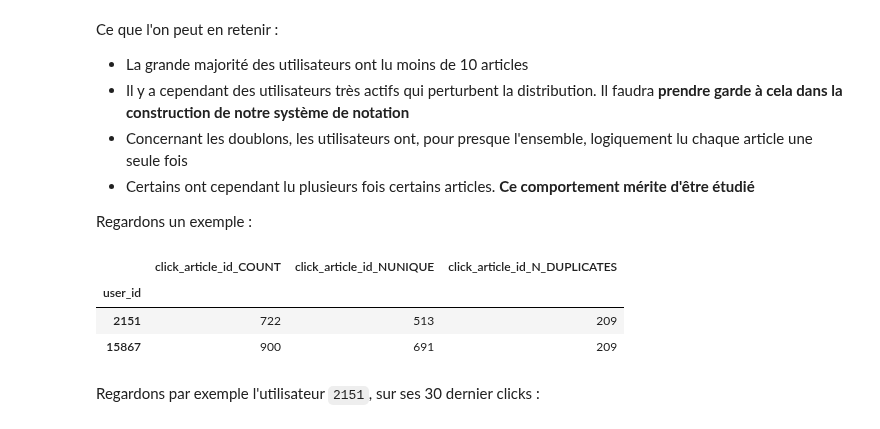
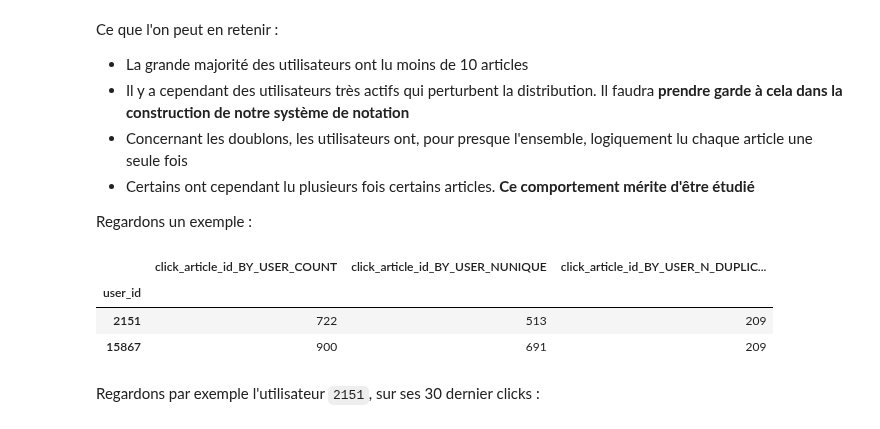
Before and after one commit to ClementPatin/OC-P9, a Jupyter notebook: Patin_Clement_2_scripts_052024/a_eda_and_model_selection.ipynb, the cells around one changed output. Saved outputs shown, nothing was run; the diff lists cells and outputs as text; code cells hidden in the pictures.

```diff
--- a/Patin_Clement_2_scripts_052024/a_eda_and_model_selection.ipynb
+++ b/Patin_Clement_2_scripts_052024/a_eda_and_model_selection.ipynb
@@ -332,6 +335,7 @@ if "late_clicks_explore.png" not in os.listdir("mySaves/images/plots") :
     explore_late_clicks["time_from_session_start (in days)"] = (explore_late_clicks["click_timestamp"] - explore_late_clicks["session_start"]).dt.days
     # feature to tag clicks after october 17th
     explore_late_clicks["late_clicks?"] = explore_late_clicks["click_timestamp"].apply(lambda x : "after oct 17th" if x > datetime.datetime(year=2017, month=10, day=18) else "before oct 17th")
+    explore_late_clicks=explore_late_clicks.sort_values("late_clicks?", ascending=False)
 
     ## plot "time_from_session_start", "session_size", "click_environment", "click_deviceGroup" distributions by "late_clicks?"
 
@@ -358,7 +362,7 @@ if "late_clicks_explore.png" not in os.listdir("mySaves/images/plots") :
         sns.barplot(data=prop, x=col, y="proportion", hue="late_clicks?", ax=ax, edgecolor="k")
 
     # titles
-    for i,col in enumerate(["time_from_session_start", "session_size", "click_environment", "click_deviceGroup"]) :
+    for i,col in enumerate(["time_from_session_start (in days)", "session_size", "click_environment", "click_deviceGroup"]) :
         axs[i].set_title(col)
         axs[i].set_xlabel("")
     fig.suptitle("Clicks after 2017 october 17th")
@@ -417,7 +421,7 @@ aggDict = {"click_article_id" : ["count", "nunique", mf.n_duplicates]}
 # aggregate
 clicks_by_uid = clicks_df.groupby(by="user_id", observed=True).agg(func=aggDict)
 # handle columns names
-clicks_by_uid.columns = [col[0]+"_"+col[1].upper() for col in clicks_by_uid.columns]
+clicks_by_uid.columns = [col[0]+"_BY_USER_"+col[1].upper() for col in clicks_by_uid.columns]
 # use custom function myDescribe
 mf.myDescribe(clicks_by_uid)
 # %% [output]
@@ -433,9 +437,9 @@ Ce que l'on peut en retenir :
 Regardons un exemple :
 # %%
 # filter "clicks_by_uid" on "N_DUPLICATES" == 209 (the max)
-clicks_by_uid.loc[clicks_by_uid["click_article_id_N_DUPLICATES"]==209]
+clicks_by_uid.loc[clicks_by_uid["click_article_id_BY_USER_N_DUPLICATES"]==209]
 # %% [output]
-|  | click_article_id_COUNT | click_article_id_NUNIQUE | click_article_id_N_DUPLICATES |
+|  | click_article_id_BY_USER_COUNT | click_article_id_BY_USER_NUNIQUE | click_article_id_BY_USER_N_DUPLIC... |
 | user_id |  |  |  |
 | 2151 | 722 | 513 | 209 |
 | 15867 | 900 | 691 | 209 |
```
Also changed, not shown: parts of 4 cells of this notebook, 6 other files.
